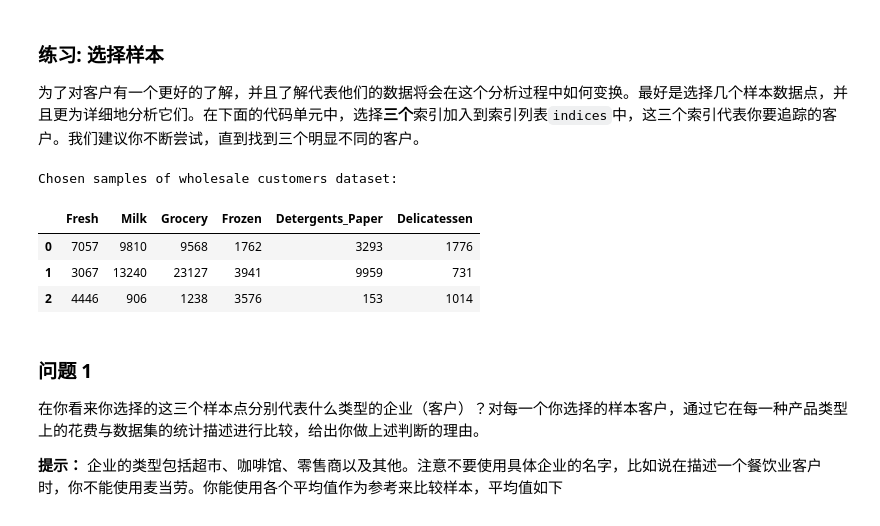
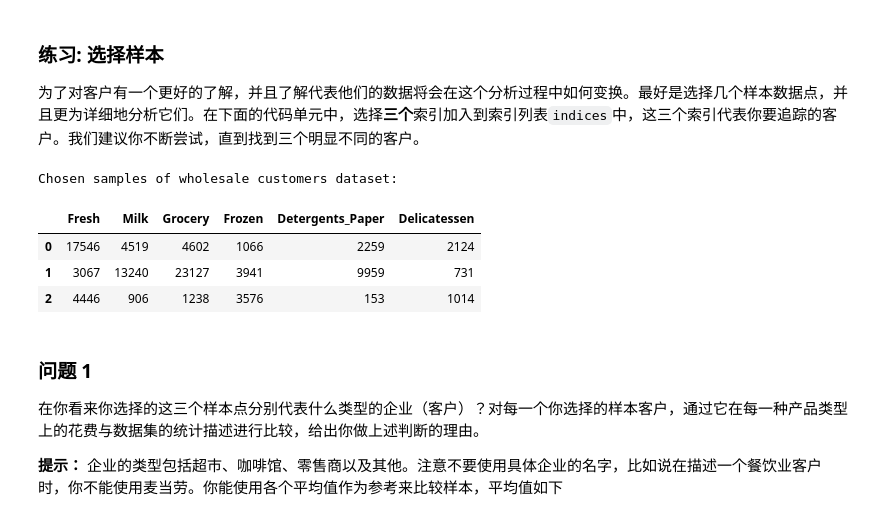
Before and after one commit to X1AOX1A/Udacity, a Jupyter notebook: customer_segments/customer_segments.ipynb, the cells around one changed output. Drawn from its saved outputs; the diff is of its cells as text; code cells hidden in the pictures.

```diff
--- a/customer_segments/customer_segments.ipynb
+++ b/customer_segments/customer_segments.ipynb
@@ -65,16 +65,16 @@ display(data.describe())
 为了对客户有一个更好的了解，并且了解代表他们的数据将会在这个分析过程中如何变换。最好是选择几个样本数据点，并且更为详细地分析它们。在下面的代码单元中，选择**三个**索引加入到索引列表`indices`中，这三个索引代表你要追踪的客户。我们建议你不断尝试，直到找到三个明显不同的客户。
 # %%
 # TODO：从数据集中选择三个你希望抽样的数据点的索引
-indices = [1,200,400]
+indices = [20,200,400]
 
 # 为选择的样本建立一个DataFrame
 samples = pd.DataFrame(data.loc[indices], columns = data.keys()).reset_index(drop = True)
 print("Chosen samples of wholesale customers dataset:")
 display(samples)
 # %% [output]
 Chosen samples of wholesale customers dataset:
 |  | Fresh | Milk | Grocery | Frozen | Detergents_Paper | Delicatessen |
-| 0 | 7057 | 9810 | 9568 | 1762 | 3293 | 1776 |
+| 0 | 17546 | 4519 | 4602 | 1066 | 2259 | 2124 |
 | 1 | 3067 | 13240 | 23127 | 3941 | 9959 | 731 |
 | 2 | 4446 | 906 | 1238 | 3576 | 153 | 1014 |
 # %% [markdown]
```
Also changed, not shown: parts of 44 cells of this notebook, 1 other file.
